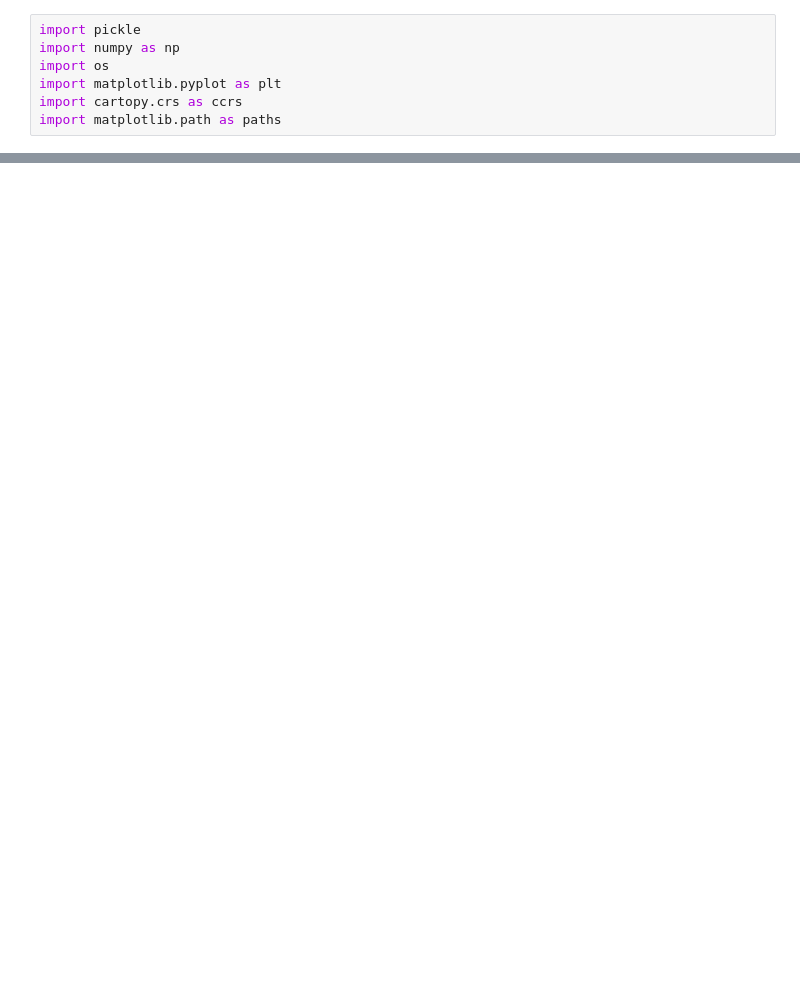
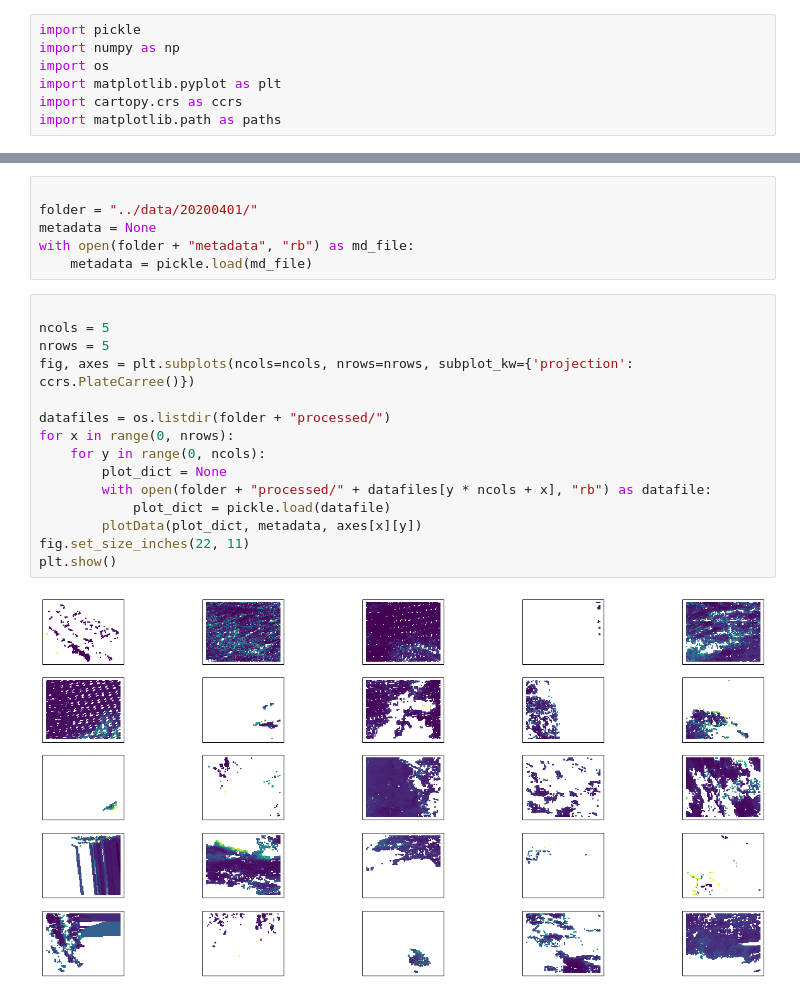
Before and after one commit to steampunc/aerosol-assimilation, a Jupyter notebook: notebooks/conditioned_data_plot.ipynb, the cells around one changed output, grey strips where cells are left out. Saved outputs shown, nothing was run; the diff lists cells and outputs as text; blank space fills up the shorter version.

```diff
--- a/notebooks/conditioned_data_plot.ipynb
+++ b/notebooks/conditioned_data_plot.ipynb
@@ -73,0 +36,23 @@ KeyboardInterrupt:
+# %%
+
+folder = "../data/20200401/"
+metadata = None
+with open(folder + "metadata", "rb") as md_file:
+    metadata = pickle.load(md_file)
+# %%
+
+ncols = 5
+nrows = 5
+fig, axes = plt.subplots(ncols=ncols, nrows=nrows, subplot_kw={'projection': ccrs.PlateCarree()})
+
+datafiles = os.listdir(folder + "processed/")
+for x in range(0, nrows):
+    for y in range(0, ncols):
+        plot_dict = None
+        with open(folder + "processed/" + datafiles[y * ncols + x], "rb") as datafile:
+            plot_dict = pickle.load(datafile)
+        plotData(plot_dict, metadata, axes[x][y])
+fig.set_size_inches(22, 11)
+plt.show()
+# %% [output]
+[figure, added]
```
Also changed, not shown: parts of 1 cell of this notebook, 8 other files.
